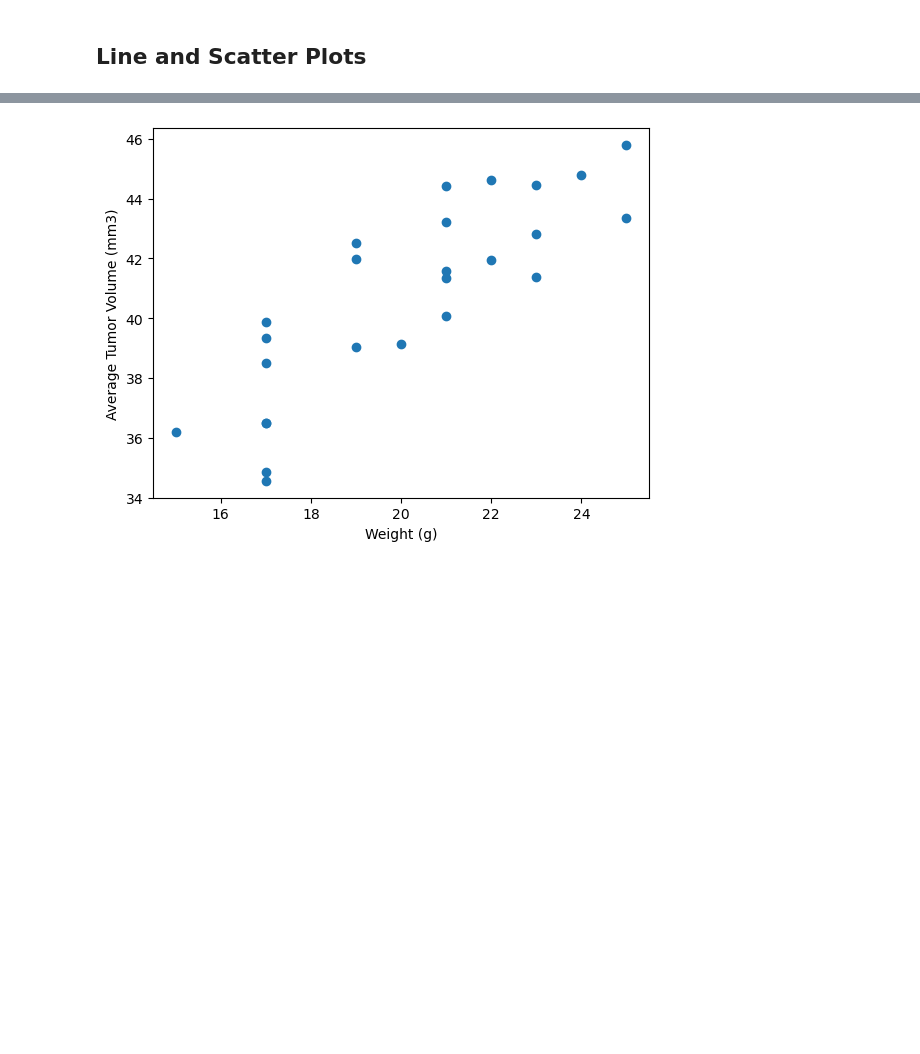
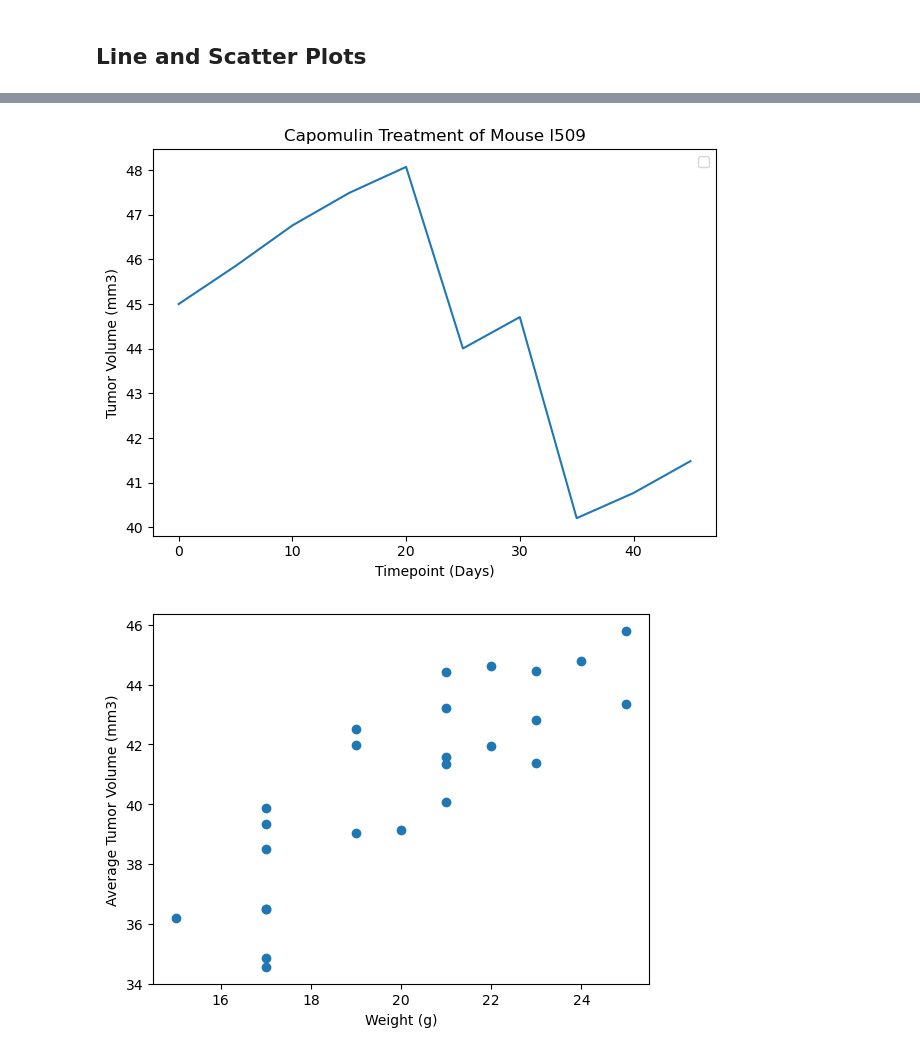
Before and after one commit to byTravis/Module5_Visualization-Challenge, a Jupyter notebook: pymaceuticals_TravisCook.ipynb, the cells around one changed output, grey strips where cells are left out. Cells and saved outputs as stored; diff of their text form; code cells hidden in the pictures; blank space fills up the shorter version.

```diff
--- a/pymaceuticals_TravisCook.ipynb
+++ b/pymaceuticals_TravisCook.ipynb
@@ -356,3 +334,29 @@ Ceftamin's potential outliers: Series([], Name: Tumor Volume (mm3), dtype: float
+# %%
+# Generate a line plot of tumor volume vs. time point for a single mouse treated with Capomulin
+
+# Create DF that isolates mouse ID and returns timepoint and tumor volume
+mouse_id = "l509"
+mouse_results = mouse_study_cleaned_df.loc[mouse_study_cleaned_df["Mouse ID"]== mouse_id, ["Timepoint", "Tumor Volume (mm3)"]].set_index("Timepoint")
+mouse_results_treatment = mouse_study_cleaned_df.loc[mouse_study_cleaned_df["Mouse ID"]== mouse_id, :]["Drug Regimen"].reset_index(drop=True)  # Returns the drug used for the mouse treatment for the title of the chart.
+
+
+# Create Line Chart
+mouse_results.plot(kind="line")
+
+# Format Chart
+plt.xlabel("Timepoint (Days)")
+plt.ylabel("Tumor Volume (mm3)")
+plt.title(f"{mouse_results_treatment[0]} Treatment of Mouse {mouse_id}")
+plt.legend(labels=[])
+
+plt.tight_layout()
+
+# Save Image
+plt.savefig(f"images/{mouse_results_treatment[0]}TreatmentMouse-{mouse_id}.png")
+
+plt.show()
+# %% [output]
+[figure, added]
 # %%
 # Generate a scatter plot of mouse weight vs. the average observed tumor volume for the entire Capomulin regimen
 # %% [output]
```
Also changed, not shown: parts of 6 cells of this notebook, 2 other files.
